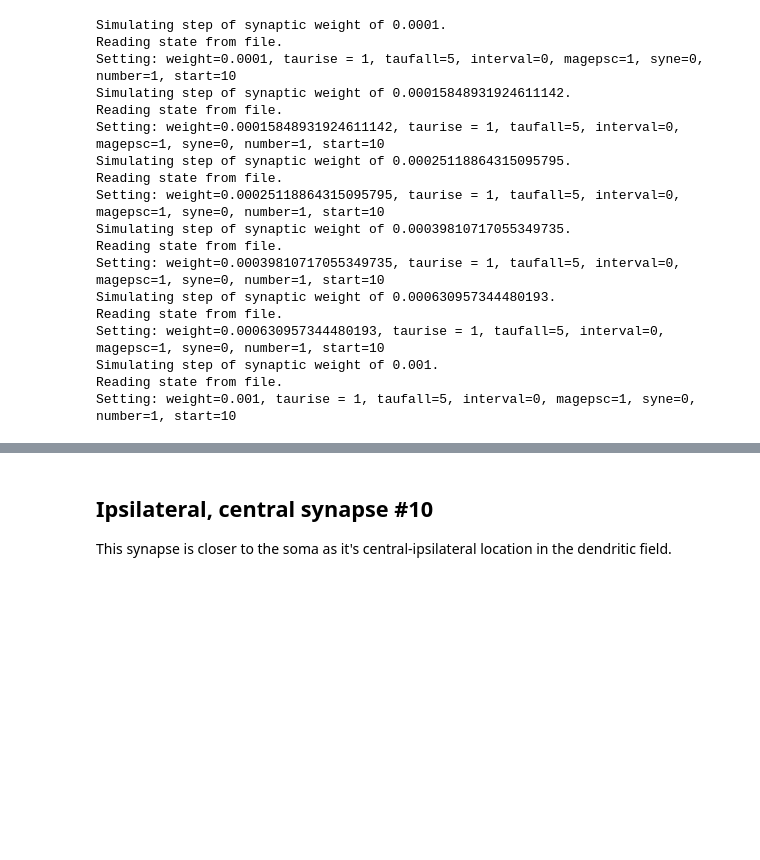
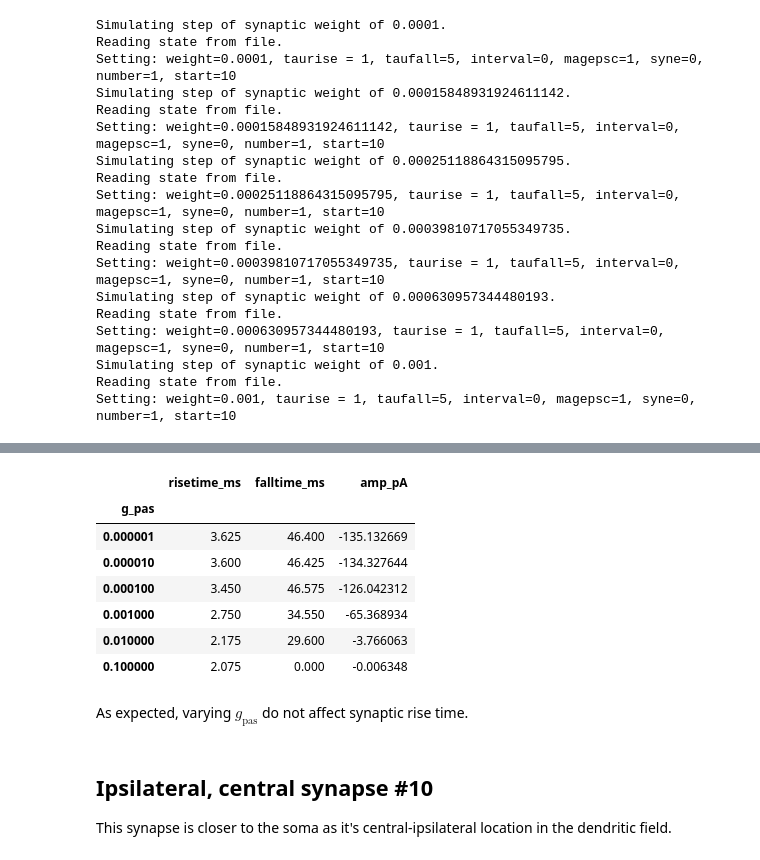
Before and after one commit to cengique/drosophila-aCC-L3-motoneuron-model, a Jupyter notebook: neuron-model/tutorial-synapse-activation/sim-synapse-act.ipynb, the cells around one changed output, grey strips where cells are left out. Drawn from its saved outputs; the diff is of its cells as text; code cells hidden in the pictures; blank space fills up the shorter version.

Commit message:
added functions for sweeping g_pas

```diff
--- a/neuron-model/tutorial-synapse-activation/sim-synapse-act.ipynb
+++ b/neuron-model/tutorial-synapse-activation/sim-synapse-act.ipynb
@@ -365,0 +320,7 @@ export_svg(f, filename="compare-scatter-Ra-sweeps-dendrite-588.svg")
+# %%
+index_value = 100
+h.restoreState()
+h.set_Ra(index_value)
+syn2.set_stim(ps = ps, weight = .00018, taurise=1, taufall=5, interval = 0, number = 1)
+h.finitialize()
+h.continuerun(60 * ms)
@@ -365,0 +331,7 @@ export_svg(f, filename="compare-scatter-Ra-sweeps-dendrite-588.svg")
+# %%
+vc_currents_Ra = np.empty((vc_current.size(), 1))
+vc_currents_Ra[:, 0] = np.array(vc_current)
+minis_den588_Ra_df = get_sweep_metrics(h, vc_currents_Ra, [100])
+minis_den588_Ra_df.index = pd.Index([100])
+plot_scatter_risetime_amp(minis_den588_Ra_df)
+minis_den588_Ra_df
@@ -365,0 +343,6 @@ export_svg(f, filename="compare-scatter-Ra-sweeps-dendrite-588.svg")
+# %%
+minis_den588_Ra_df = pd.concat((minis_den588_Ra_df,
+                               get_sweep_metrics(h, np.array(vc_current).reshape((vc_current.size(),1)),
+                                                 [index_value])))
+minis_den588_Ra_df.index.name = "Ra"
+minis_den588_Ra_df
@@ -365,0 +371,11 @@ export_svg(f, filename="compare-scatter-Ra-sweeps-dendrite-588.svg")
+# %%
+def set_g_pas(amp):
+    print(f"Simulating g_pas = {amp}.")
+    set_g_pas_dend(h, amp)
+    syn2.set_stim(ps = ps, weight = .00018, taurise=1, taufall=5, interval = 0, number = 1)
+
+g_pas_steps = np.logspace(np.log10(1e-6), np.log10(.1), 6)
+vc_currents_gPas = run_sweep_func(h, ps, vc_current, set_g_pas, g_pas_steps)
+
+# reset g_pas back to default
+set_g_pas_dend(h, 1e-6)
@@ -366,3 +409,18 @@ export_svg(f, filename="compare-scatter-Ra-sweeps-dendrite-588.svg")
+# %%
+minis_den588_gPas_df = get_sweep_metrics(h, vc_currents_gPas, g_pas_steps)
+minis_den588_gPas_df.index.name = "g_pas"
+minis_den588_gPas_df
+# %% [output]
+|  | risetime_ms | falltime_ms | amp_pA |
+| g_pas |  |  |  |
+| 0.000001 | 3.625 | 46.400 | -135.132669 |
+| 0.000010 | 3.600 | 46.425 | -134.327644 |
+| 0.000100 | 3.450 | 46.575 | -126.042312 |
+| 0.001000 | 2.750 | 34.550 | -65.368934 |
+| 0.010000 | 2.175 | 29.600 | -3.766063 |
+| 0.100000 | 2.075 | 0.000 | -0.006348 |
+# %% [markdown]
+As expected, varying $g_\mathrm{pas}$ do not affect synaptic rise time.
 # %% [markdown]
 ## Ipsilateral, central synapse #10
 
```
Also changed, not shown: parts of 32 cells of this notebook, 1 other file.
